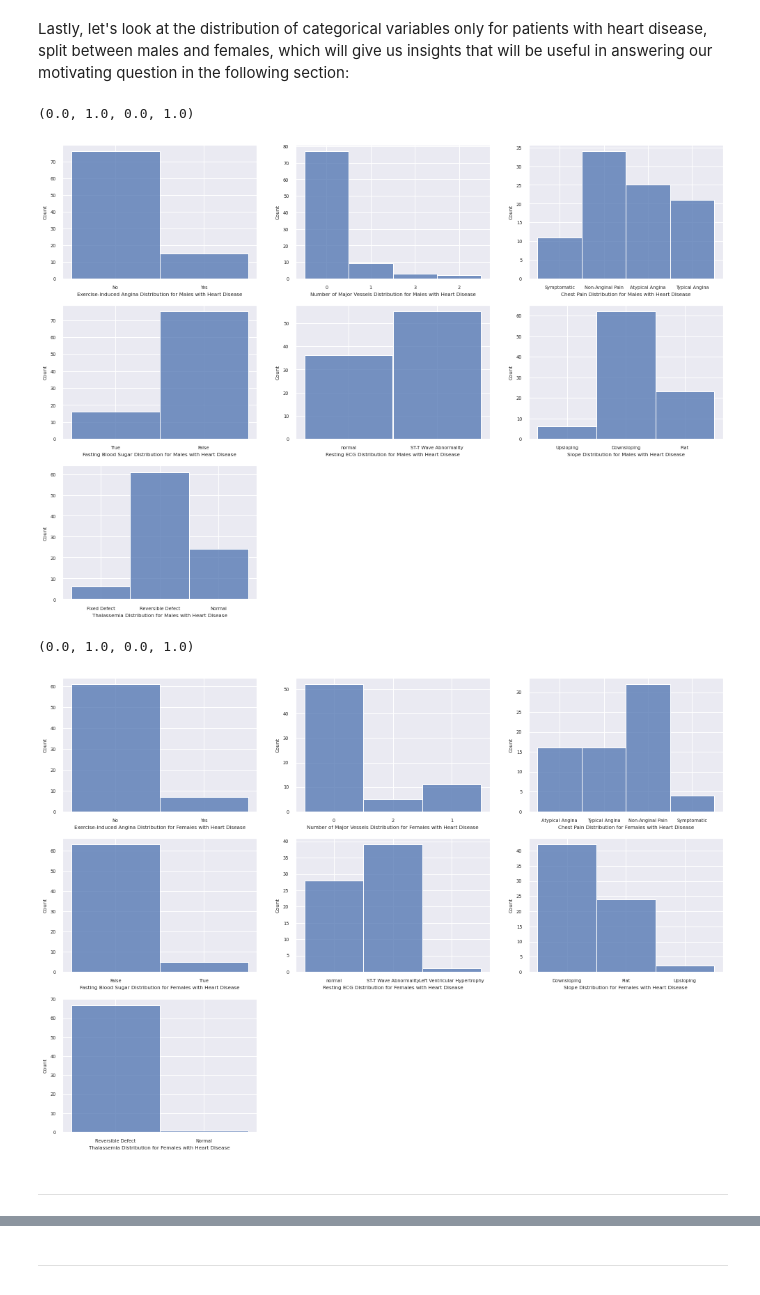
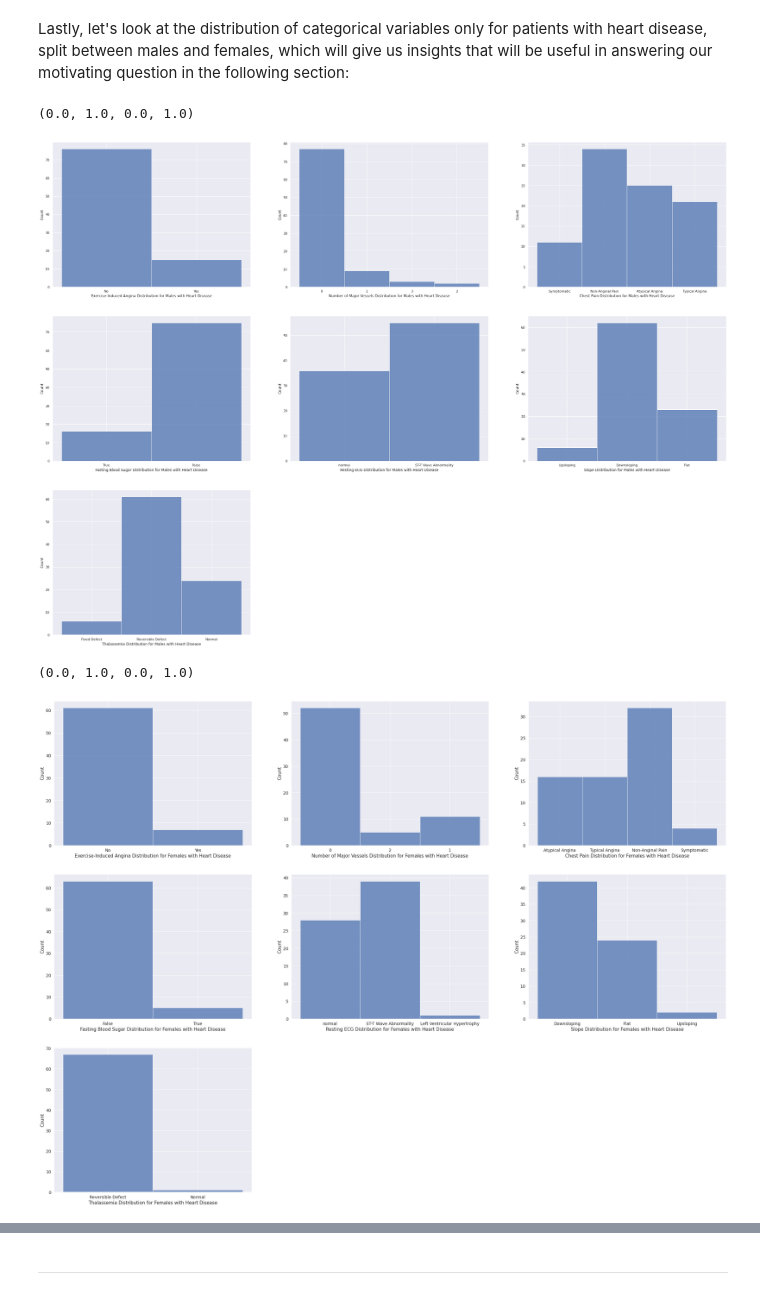
Before and after one commit to jsondevers/heart-attacks, a Jupyter notebook: heart-attack.ipynb, the cells around one changed output, grey strips where cells are left out. Cells and saved outputs as stored; diff of their text form; code cells hidden in the pictures.

```diff
--- a/heart-attack.ipynb
+++ b/heart-attack.ipynb
@@ -443,31 +443,31 @@ Lastly, let's look at the distribution of categorical variables only for patient
 # %%
 # Visualize distributions for males with heart disease
 
-fig, axes = plt.subplots(nrows=3, ncols=3, figsize=(17, 12))
+fig, axes = plt.subplots(nrows=3, ncols=3, figsize=(40, 30))
 categorical_variables = ['exng','caa','cp','fbs','restecg','slp','thall']
 
 for i, var in enumerate(categorical_variables):
     ax = axes[int(i/3), i%3]
-    sns.set(font_scale=.6)
+    sns.set(font_scale=1.25)
     sns.histplot(data=df_visual[(df_visual['output'] == 'Heart Disease') & (df_visual['sex'] == 'Male')], x=var, ax=ax)
     ax.set_xlabel(df_names[var] + " Distribution for Males with Heart Disease")
 
 ax = axes[2, 1]
 ax.axis('off')
 ax = axes[2, 2]
 ax.axis('off')
 # %% [output]
 (0.0, 1.0, 0.0, 1.0)
-[figure, old version]
+[figure, new version]
 # %%
 # Visualize distributions for males with heart disease
 
-fig, axes = plt.subplots(nrows=3, ncols=3, figsize=(17, 12))
+fig, axes = plt.subplots(nrows=3, ncols=3, figsize=(40, 30))
 categorical_variables = ['exng','caa','cp','fbs','restecg','slp','thall']
 
 for i, var in enumerate(categorical_variables):
     ax = axes[int(i/3), i%3]
-    sns.set(font_scale=.6)
+    sns.set(font_scale=1.25)
     sns.histplot(data=df_visual[(df_visual['output'] == 'Heart Disease') & (df_visual['sex'] == 'Female')], x=var, ax=ax)
     ax.set_xlabel(df_names[var] + " Distribution for Females with Heart Disease")
 
@@ -477,6 +477,4 @@ ax = axes[2, 2]
 ax.axis('off')
 # %% [output]
 (0.0, 1.0, 0.0, 1.0)
-[figure, old version]
+[figure, new version]
-# %% [markdown]
----
```
Also changed, not shown: parts of 3 cells of this notebook, 1 other file.
